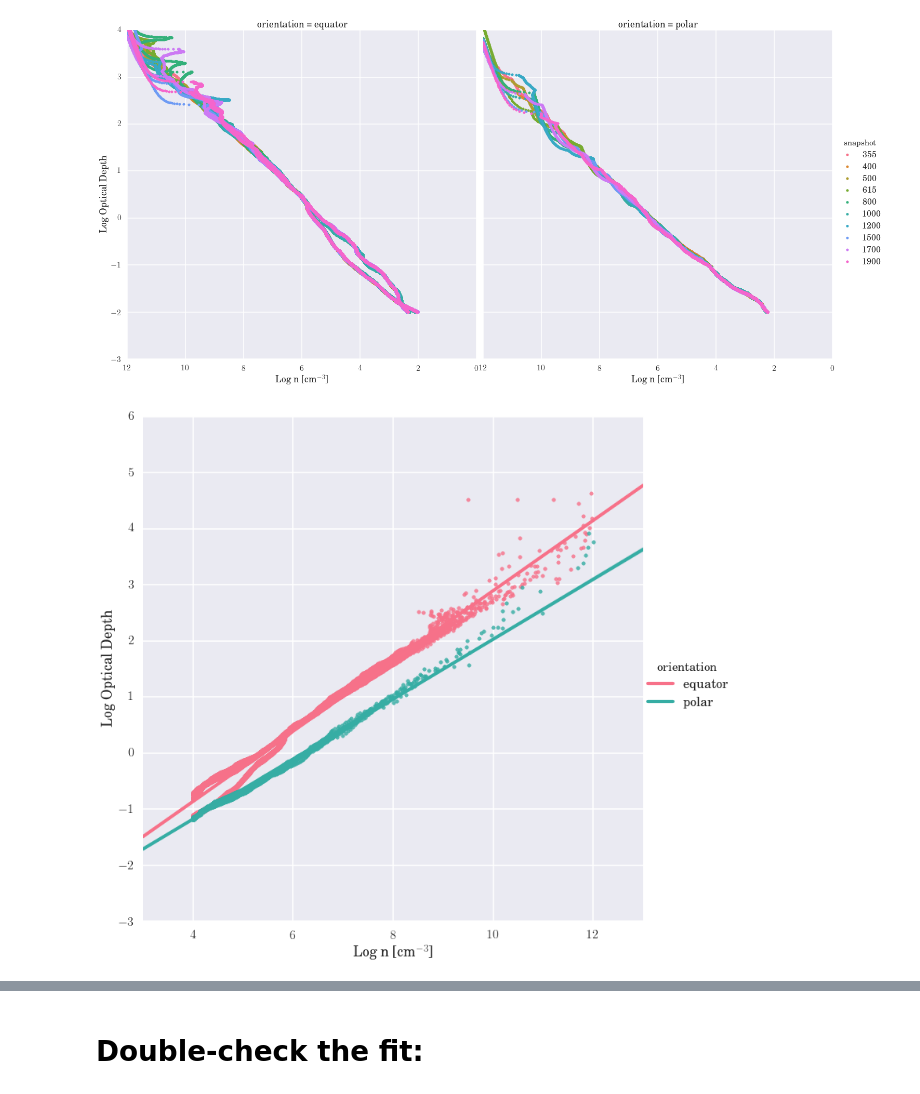
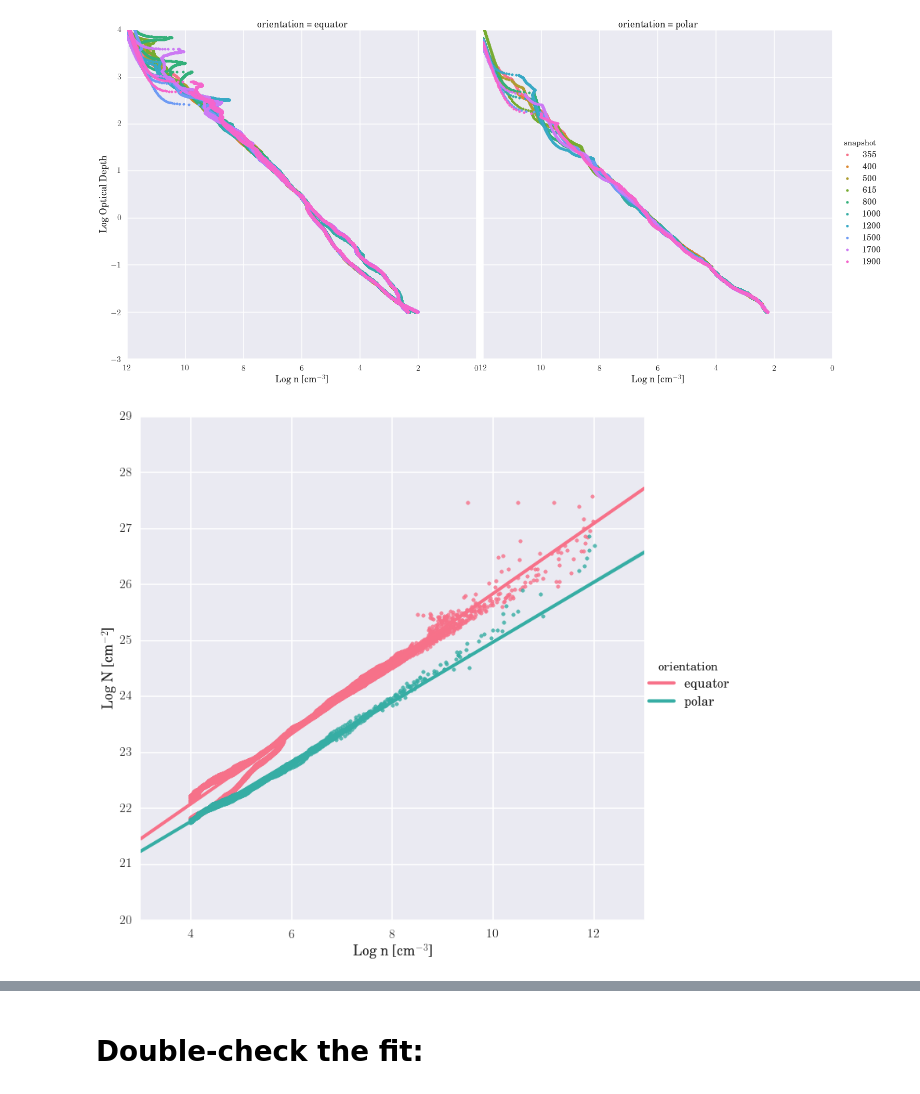
Before and after one commit to hummel/xray_notebooks, a Jupyter notebook: Local Optical Depth Prescription.ipynb, the cells around one changed output, grey strips where cells are left out. Saved outputs shown, nothing was run; the diff lists cells and outputs as text; code cells hidden in the pictures.

```diff
--- a/Local Optical Depth Prescription.ipynb
+++ b/Local Optical Depth Prescription.ipynb
@@ -13,7 +13,7 @@ opd = pd.read_hdf("/home/r900-4/jhummel/data/simdata/xrays/optical_depth.hdf5",'
 opd = opd[opd.view != 'native']
 # %%
 opd['log n'] = np.log10(opd['n'])
-opd['log tau'] = np.log10(opd['tau'])
+opd['log N'] = np.log10(opd['N'])
 opd['orientation'] = 'random'
 opd.orientation[opd.view == 'face (xy)'] = 'polar'
 opd.orientation[opd.view == 'xz'] = 'equator'
@@ -31,12 +31,12 @@ g.fig.savefig('figures/optical_depth/optical_depth_scatter.png', bbox_inches='ti
 # %%
 op_slice = opd[opd.n > 1e4]
 # %%
-g = sns.lmplot("log n", "log tau", hue="orientation", data=op_slice[::100], size=10)
+g = sns.lmplot("log n", "log N", hue="orientation", data=op_slice[::100], size=10)
 g.set_xlabels('Log n [cm$^{-3}$]')
-g.set_ylabels('Log Optical Depth')
-g.fig.savefig('figures/optical_depth/optical_depth_fit.png', bbox_inches='tight')
+g.set_ylabels('Log N [cm$^{-2}$]')
+g.fig.savefig('figures/optical_depth/col_density_fit.png', bbox_inches='tight')
 # %% [output]
-[figure, old version]
+[figure, new version]
 # %%
 op_slice['Eins'] = np.ones(( len(op_slice), ))
 op_polar = op_slice[op_slice.orientation == 'polar']
```
Also changed, not shown: parts of 9 cells of this notebook.
